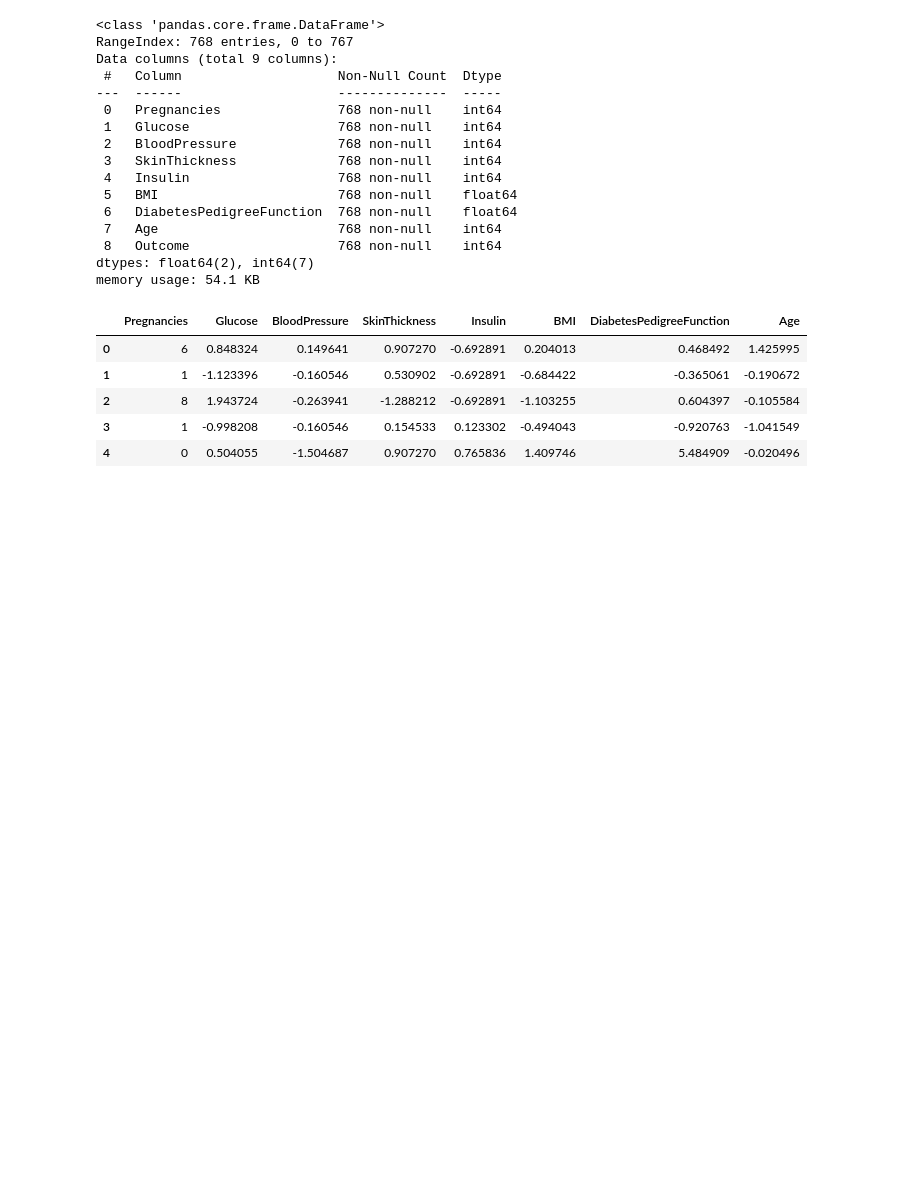
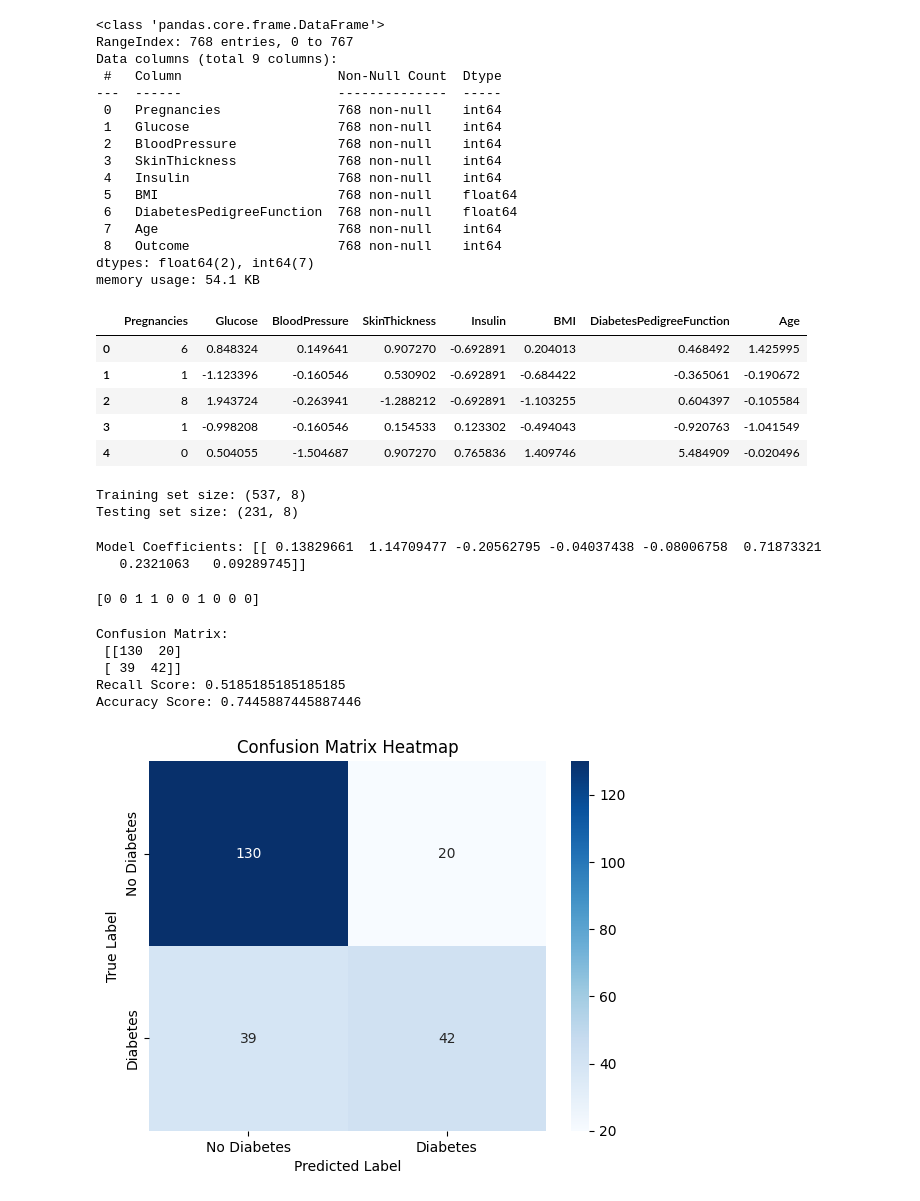
Before and after one commit to daniel-mehta/Machine-Learning-Deep-Learning, a Jupyter notebook: Lab 6/Lab 6.ipynb, the cells around one changed output. Drawn from its saved outputs; the diff is of its cells as text; code cells hidden in the pictures; blank space fills up the shorter version.

```diff
--- a/Lab 6/Lab 6.ipynb
+++ b/Lab 6/Lab 6.ipynb
@@ -162,3 +162,50 @@ X_scaled.head()
 | 2 | 8 | 1.943724 | -0.263941 | -1.288212 | -0.692891 | -1.103255 | 0.604397 | -0.105584 |
 | 3 | 1 | -0.998208 | -0.160546 | 0.154533 | 0.123302 | -0.494043 | -0.920763 | -1.041549 |
 | 4 | 0 | 0.504055 | -1.504687 | 0.907270 | 0.765836 | 1.409746 | 5.484909 | -0.020496 |
+# %%
+#70% training, 30% Testing
+X_train, X_test, y_train, y_test = train_test_split(X_scaled, y, test_size=0.3, random_state=42, stratify=y)
+
+print(f"Training set size: {X_train.shape}")
+print(f"Testing set size: {X_test.shape}")
+# %% [output]
+Training set size: (537, 8)
+Testing set size: (231, 8)
+# %%
+model = LogisticRegression(max_iter=1000, random_state=42)
+model.fit(X_train, y_train)
+
+print("Model Coefficients:", model.coef_)
+# %% [output]
+Model Coefficients: [[ 0.13829661  1.14709477 -0.20562795 -0.04037438 -0.08006758  0.71873321
+   0.2321063   0.09289745]]
+# %%
+y_pred = model.predict(X_test)
+print(y_pred[:10])
+# %% [output]
+[0 0 1 1 0 0 1 0 0 0]
+# %%
+conf_matrix = confusion_matrix(y_test, y_pred)
+recall = recall_score(y_test, y_pred)
+accuracy = accuracy_score(y_test, y_pred)
+
+print("Confusion Matrix:\n", conf_matrix)
+print(f"Recall Score: {recall}")
+print(f"Accuracy Score: {accuracy}")
+# %% [output]
+Confusion Matrix:
+ [[130  20]
+ [ 39  42]]
+Recall Score: 0.5185185185185185
+Accuracy Score: 0.7445887445887446
+# %%
+sns.heatmap(conf_matrix, annot=True, fmt='d',cmap="Blues",
+            xticklabels=["No Diabetes", "Diabetes"],
+            yticklabels=["No Diabetes", "Diabetes"])
+
+plt.xlabel("Predicted Label")
+plt.ylabel("True Label")
+plt.title("Confusion Matrix Heatmap")
+plt.show()
+# %% [output]
+[figure, added]
```
Also changed, not shown: 1 other file.
